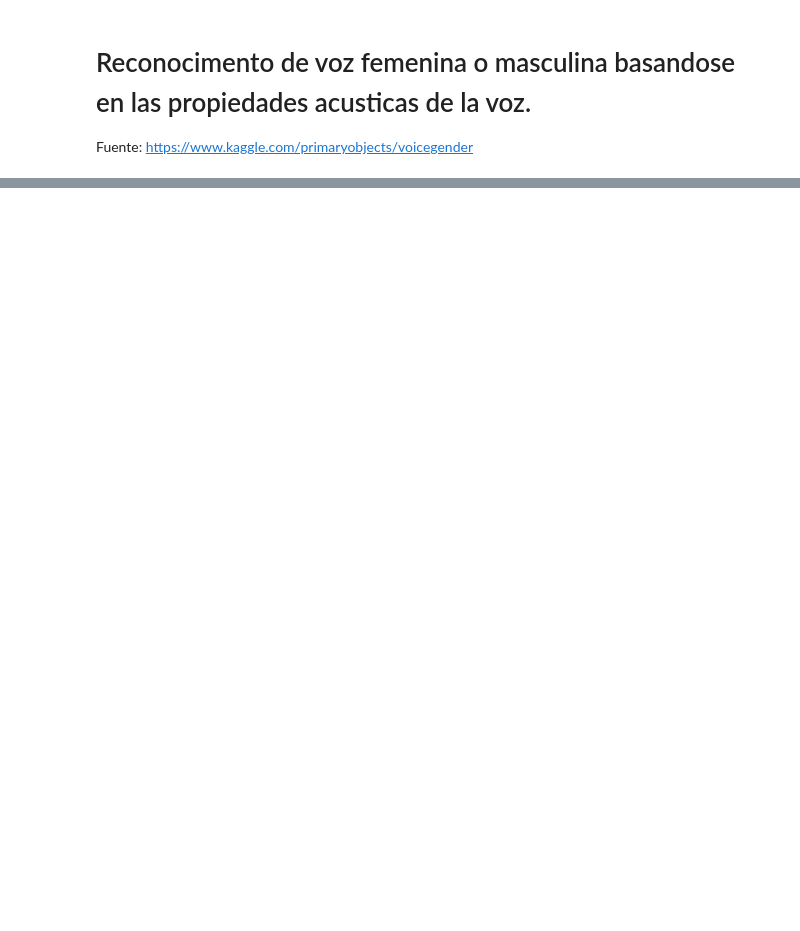
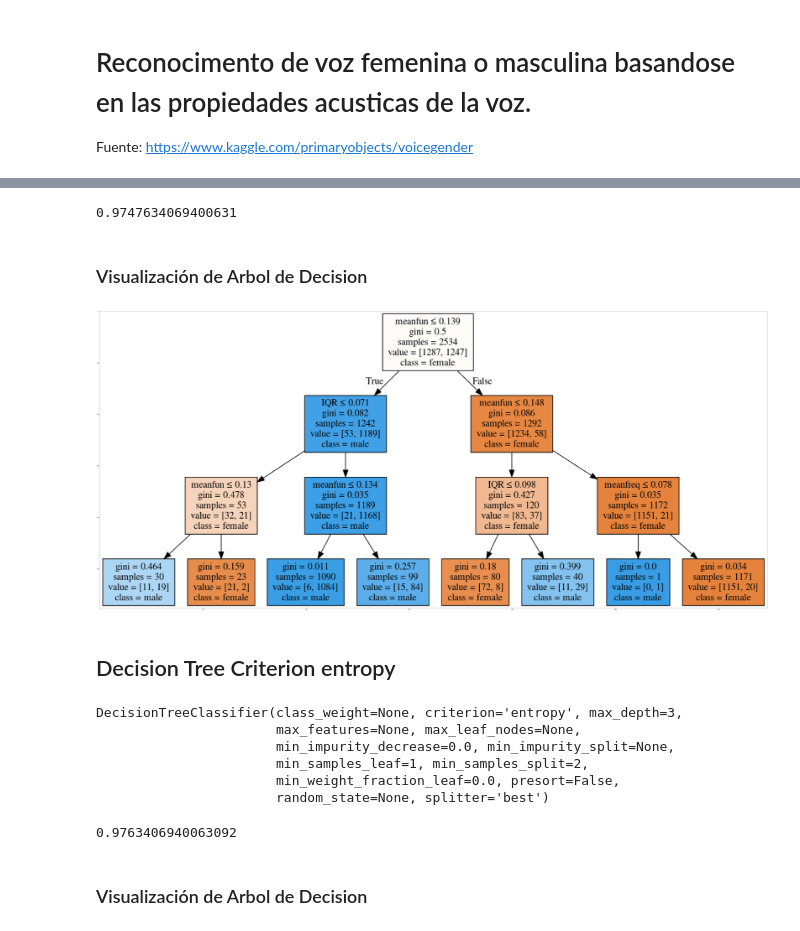
Before and after one commit to anthonymirandag/Project-Voice, a Jupyter notebook: VOICE.ipynb, the cells around one changed output, grey strips where cells are left out. Saved outputs shown, nothing was run; the diff lists cells and outputs as text; code cells hidden in the pictures; blank space fills up the shorter version.

```diff
--- a/VOICE.ipynb
+++ b/VOICE.ipynb
@@ -16,0 +23,13 @@ ModuleNotFoundError: No module named 'utils'
+# %%
+
+def Visualization_tree(model,y_train,featureNames,targetNames):
+    dot_data = StringIO()
+    filename = "voz_tree.png"
+    featureNames = featureNames
+    targetNames = targetNames
+    out=tree.export_graphviz(model,feature_names=featureNames, out_file=dot_data, class_names= np.unique(y_train), filled=True,  special_characters=True,rotate=False)
+    graph = pydotplus.graph_from_dot_data(dot_data.getvalue())
+    graph.write_png(filename)
+    img = mpimg.imread(filename)
+    plt.figure(figsize=(100, 200))
+    plt.imshow(img,interpolation='nearest')
@@ -17,4 +38,4 @@ ModuleNotFoundError: No module named 'utils'
 # %%
 # Usamos pandas para cargar el archivo csv:
-df = pd.read_csv('data/voice.csv')
+df = pd.read_csv('voice.csv')
 df.head()
@@ -72,2 +183,0 @@ m.score(x_train,y_train)
-# %%
-m.fit(x_val,y_val)
@@ -74,3 +197,5 @@ m.fit(x_val,y_val)
 # %%
 # score data de validacion
 m.score(x_val,y_val)
+# %% [output]
+0.9747634069400631
@@ -80,0 +202,11 @@ utils.draw_tree(m, x_train)
+# %% [markdown]
+### Visualización de Arbol de Decision
+# %%
+featuresNames = df.columns[0:20]
+targetNames = df['label'].unique().tolist()
+# %%
+Visualization_tree(m,y_train,featuresNames,targetNames)
+# %% [output]
+[figure, added]
+# %% [markdown]
+## Decision Tree Criterion entropy
@@ -80,0 +215,15 @@ utils.draw_tree(m, x_train)
+# %%
+voz_tree.fit(x_train,y_train)
+# %% [output]
+DecisionTreeClassifier(class_weight=None, criterion='entropy', max_depth=3,
+                       max_features=None, max_leaf_nodes=None,
+                       min_impurity_decrease=0.0, min_impurity_split=None,
+                       min_samples_leaf=1, min_samples_split=2,
+                       min_weight_fraction_leaf=0.0, presort=False,
+                       random_state=None, splitter='best')
+# %%
+voz_tree.score(x_val,y_val)
+# %% [output]
+0.9763406940063092
+# %% [markdown]
+### Visualización de Arbol de Decision
```
Also changed, not shown: parts of 55 cells of this notebook.
